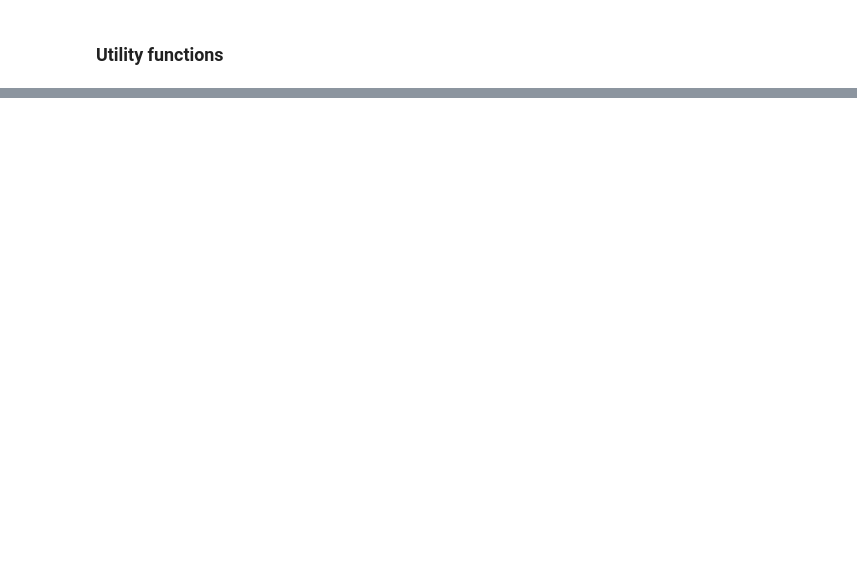
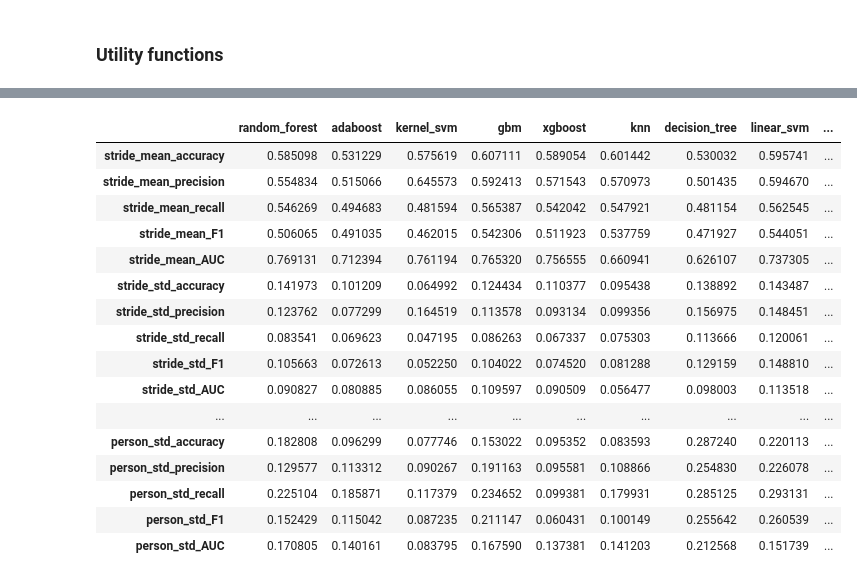
Before and after one commit to kaurrachneet6/Vision-Based-Gait-Analysis-Framework-for-Predicting-Multiple-Sclerosis, a Jupyter notebook: Machine Learning/SubjectGeneralize_Conv1D.ipynb, the cells around one changed output, grey strips where cells are left out. Saved outputs shown, nothing was run; the diff lists cells and outputs as text; code cells hidden in the pictures; blank space fills up the shorter version.

```diff
--- a/Machine Learning/SubjectGeneralize_Conv1D.ipynb
+++ b/Machine Learning/SubjectGeneralize_Conv1D.ipynb
@@ -28,0 +298,20 @@ def set_random_seed(seed_value, use_cuda):
+# %%
+metrics
+# %% [output]
+|  | random_forest | adaboost | kernel_svm | gbm | xgboost | knn | decision_tree | linear_svm | ... |
+| stride_mean_accuracy | 0.585098 | 0.531229 | 0.575619 | 0.607111 | 0.589054 | 0.601442 | 0.530032 | 0.595741 | ... |
+| stride_mean_precision | 0.554834 | 0.515066 | 0.645573 | 0.592413 | 0.571543 | 0.570973 | 0.501435 | 0.594670 | ... |
+| stride_mean_recall | 0.546269 | 0.494683 | 0.481594 | 0.565387 | 0.542042 | 0.547921 | 0.481154 | 0.562545 | ... |
+| stride_mean_F1 | 0.506065 | 0.491035 | 0.462015 | 0.542306 | 0.511923 | 0.537759 | 0.471927 | 0.544051 | ... |
+| stride_mean_AUC | 0.769131 | 0.712394 | 0.761194 | 0.765320 | 0.756555 | 0.660941 | 0.626107 | 0.737305 | ... |
+| stride_std_accuracy | 0.141973 | 0.101209 | 0.064992 | 0.124434 | 0.110377 | 0.095438 | 0.138892 | 0.143487 | ... |
+| stride_std_precision | 0.123762 | 0.077299 | 0.164519 | 0.113578 | 0.093134 | 0.099356 | 0.156975 | 0.148451 | ... |
+| stride_std_recall | 0.083541 | 0.069623 | 0.047195 | 0.086263 | 0.067337 | 0.075303 | 0.113666 | 0.120061 | ... |
+| stride_std_F1 | 0.105663 | 0.072613 | 0.052250 | 0.104022 | 0.074520 | 0.081288 | 0.129159 | 0.148810 | ... |
+| stride_std_AUC | 0.090827 | 0.080885 | 0.086055 | 0.109597 | 0.090509 | 0.056477 | 0.098003 | 0.113518 | ... |
+| ... | ... | ... | ... | ... | ... | ... | ... | ... | ... |
+| person_std_accuracy | 0.182808 | 0.096299 | 0.077746 | 0.153022 | 0.095352 | 0.083593 | 0.287240 | 0.220113 | ... |
+| person_std_precision | 0.129577 | 0.113312 | 0.090267 | 0.191163 | 0.095581 | 0.108866 | 0.254830 | 0.226078 | ... |
+| person_std_recall | 0.225104 | 0.185871 | 0.117379 | 0.234652 | 0.099381 | 0.179931 | 0.285125 | 0.293131 | ... |
+| person_std_F1 | 0.152429 | 0.115042 | 0.087235 | 0.211147 | 0.060431 | 0.100149 | 0.255642 | 0.260539 | ... |
+| person_std_AUC | 0.170805 | 0.140161 | 0.083795 | 0.167590 | 0.137381 | 0.141203 | 0.212568 | 0.151739 | ... |
```
Also changed, not shown: parts of 9 cells of this notebook.
